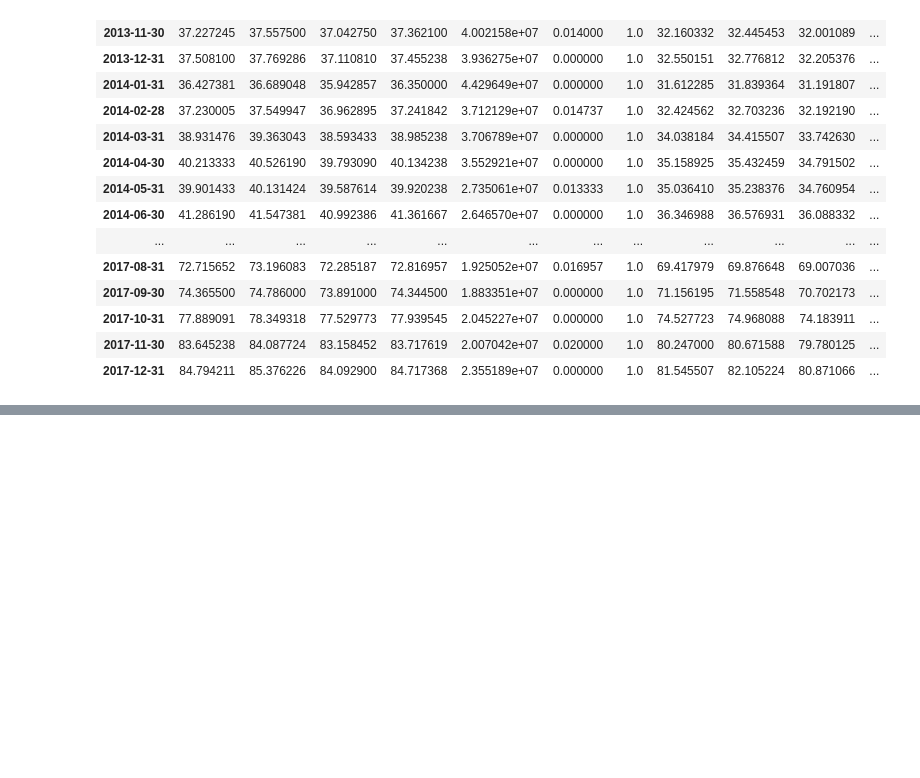
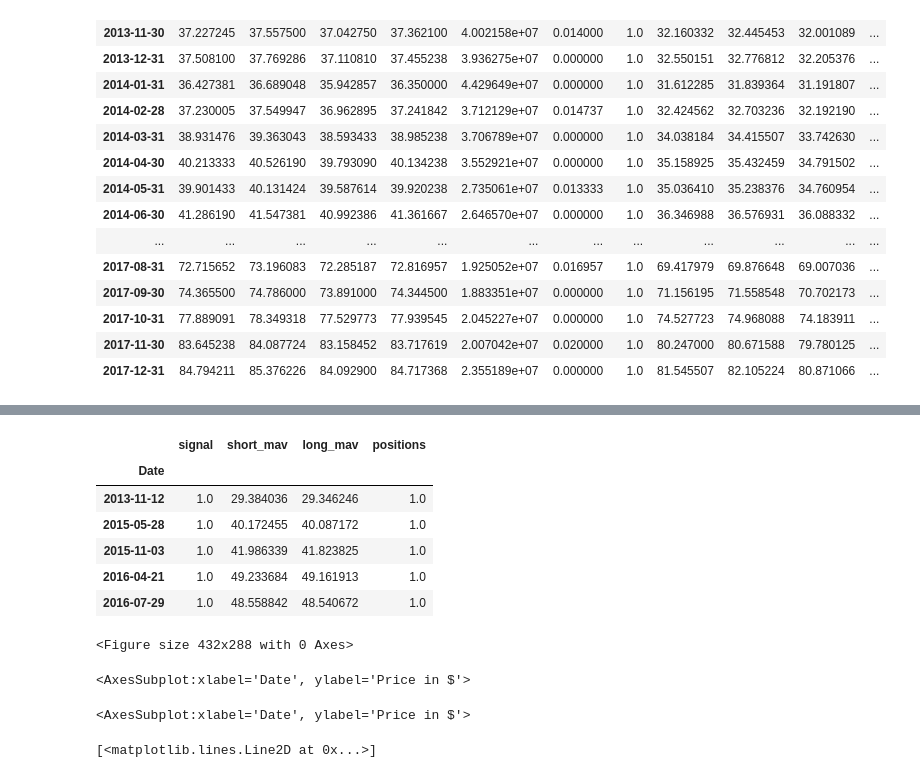
Before and after one commit to lukadlm97/algorithmic-trading-with-python, a Jupyter notebook: Discovering trading strategies.ipynb, the cells around one changed output, grey strips where cells are left out. Drawn from its saved outputs; the diff is of its cells as text; code cells hidden in the pictures; blank space fills up the shorter version.

```diff
--- a/Discovering trading strategies.ipynb
+++ b/Discovering trading strategies.ipynb
@@ -61,0 +186,13 @@ msft_data.resample('M').mean()
+# %%
+# step4: create long simple moving average over the long lookback period
+
+signal_df['long_mav'] = msft_data['Adj_Close'].rolling(window=long_lb, min_periods=1, center=False).mean()
+# %%
+# step5: generate the signals based on the conditional statement
+
+signal_df['signal'][short_lb:] = np.where(signal_df['short_mav'][short_lb:] > signal_df['long_mav'][short_lb:], 1.0, 0.0)
+# %%
+# step6: create the trading orders based on the positions column
+
+signal_df['positions'] = signal_df['signal'].diff()
+signal_df[signal_df['positions'] == -1.0]
@@ -61,0 +206,15 @@ msft_data.resample('M').mean()
+# %%
+signal_df[signal_df['positions'] == 1.0]
+# %% [output]
+|  | signal | short_mav | long_mav | positions |
+| Date |  |  |  |  |
+| 2013-11-12 | 1.0 | 29.384036 | 29.346246 | 1.0 |
+| 2015-05-28 | 1.0 | 40.172455 | 40.087172 | 1.0 |
+| 2015-11-03 | 1.0 | 41.986339 | 41.823825 | 1.0 |
+| 2016-04-21 | 1.0 | 49.233684 | 49.161913 | 1.0 |
+| 2016-07-29 | 1.0 | 48.558842 | 48.540672 | 1.0 |
+# %%
+# initialize the plot using plt
+fig = plt.figure()
+# %% [output]
+<Figure size 432x288 with 0 Axes>
@@ -61,0 +225,15 @@ msft_data.resample('M').mean()
+# %%
+msft_data['Adj_Close'].plot(ax=plt1, color='r', lw=2.)
+# %% [output]
+<AxesSubplot:xlabel='Date', ylabel='Price in $'>
+# %%
+# plot the short and long lookback moving averages
+signal_df[['short_mav', 'long_mav']].plot(ax=plt1, lw=2., figsize=(12,8))
+# %% [output]
+<AxesSubplot:xlabel='Date', ylabel='Price in $'>
+# %%
+# plotting the sell signals
+
+plt1.plot(signal_df.loc[signal_df.positions==-1.0].index,signal_df.short_mav[signal_df.positions == -1.0],'v',markersize=10,color='k')
+# %% [output]
+[<matplotlib.lines.Line2D at 0x...>]
```
Also changed, not shown: parts of 19 cells of this notebook.
